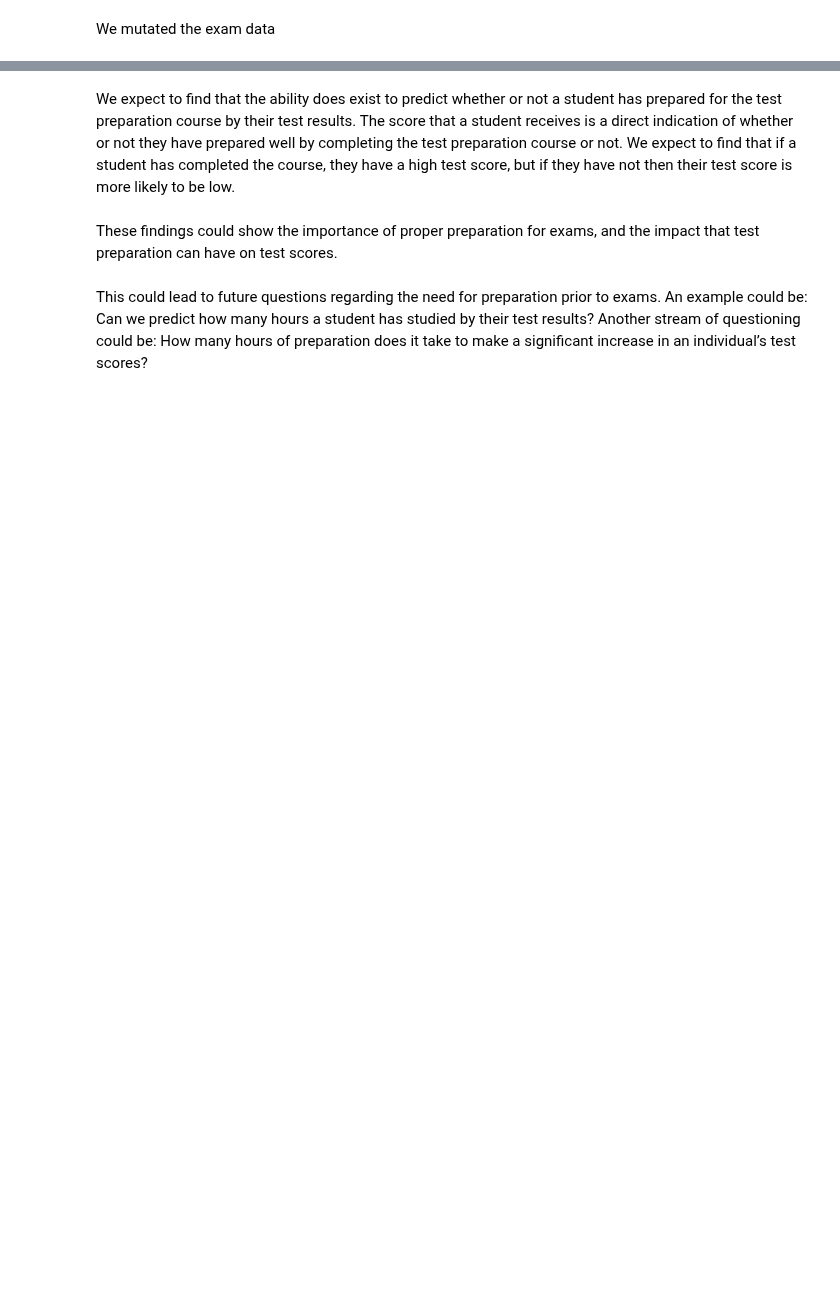
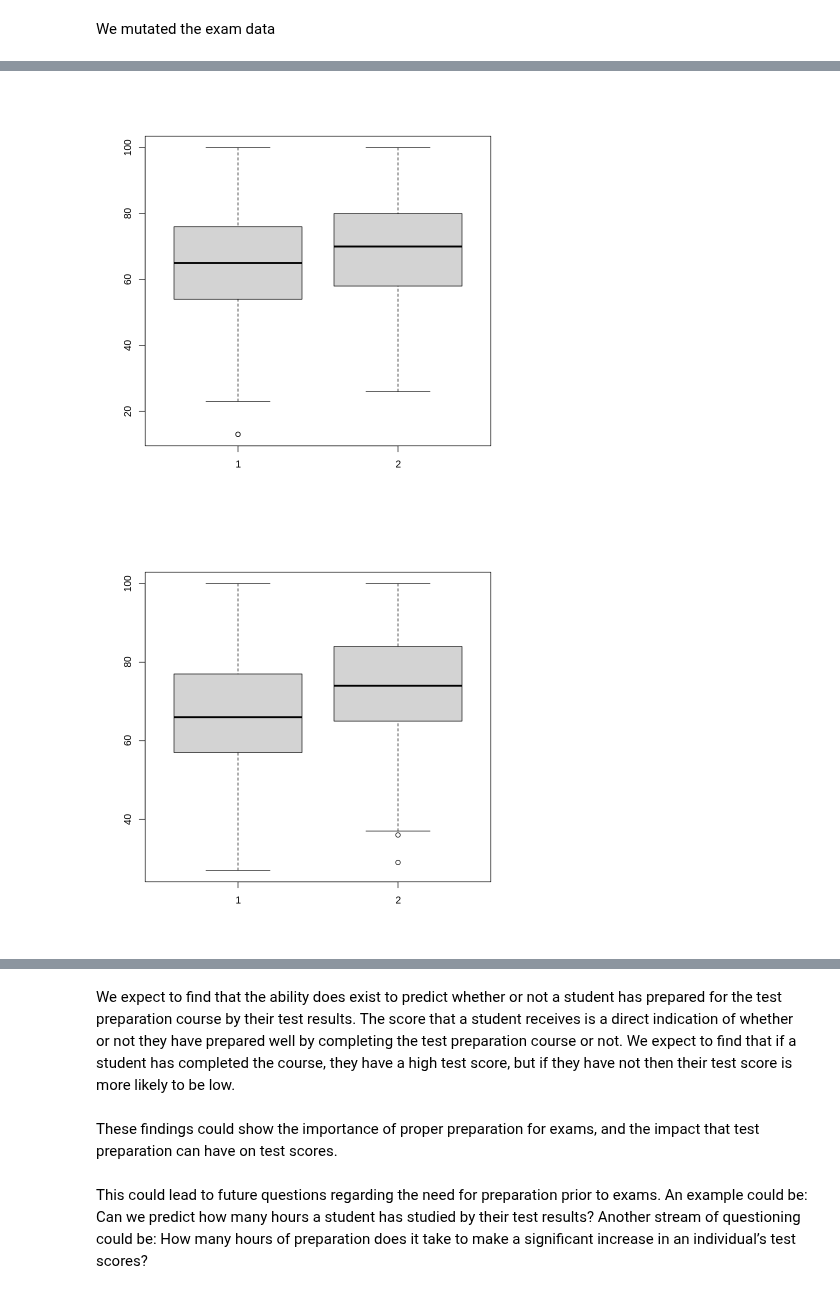
Before and after one commit to mayas02/dsci-100-2022w1-group-89, a Jupyter notebook: dataset.ipynb, the cells around one changed output, grey strips where cells are left out. Drawn from its saved outputs; the diff is of its cells as text; code cells hidden in the pictures; blank space fills up the shorter version.

Commit message:
boxplot

```diff
--- a/dataset.ipynb
+++ b/dataset.ipynb
@@ -105,0 +86,10 @@ select(test.preparation.course, math.score, reading.score, writing.score)
+# %%
+#Show box plot
+exam_0 <- exam |> filter(test.preparation.course==0)
+exam_1 <- exam |> filter(test.preparation.course==1)
+boxplot(exam_0$math.score,exam_1$math.score)
+boxplot(exam_0$reading.score,exam_1$reading.score)
+boxplot(exam_0$writing.score,exam_1$writing.score)
+# %% [output]
+[figure, added]
+[figure, added]
```
Also changed, not shown: parts of 6 cells of this notebook.
